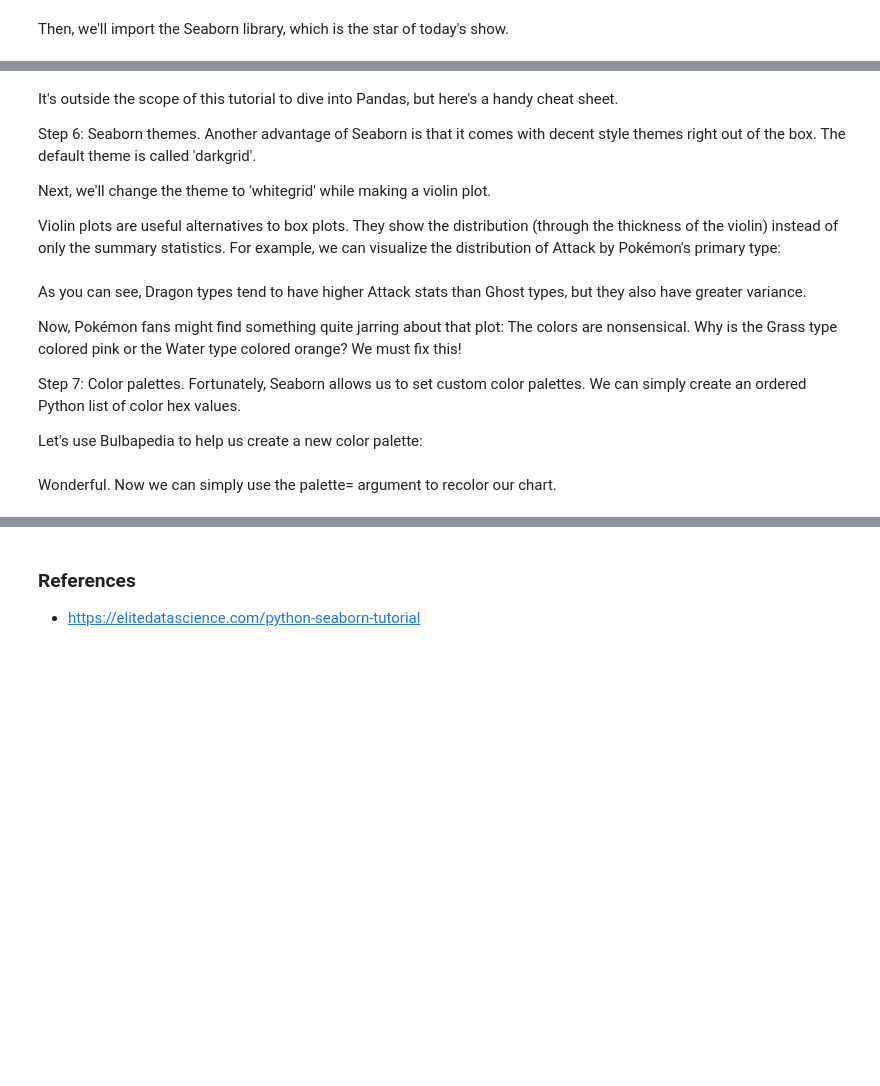
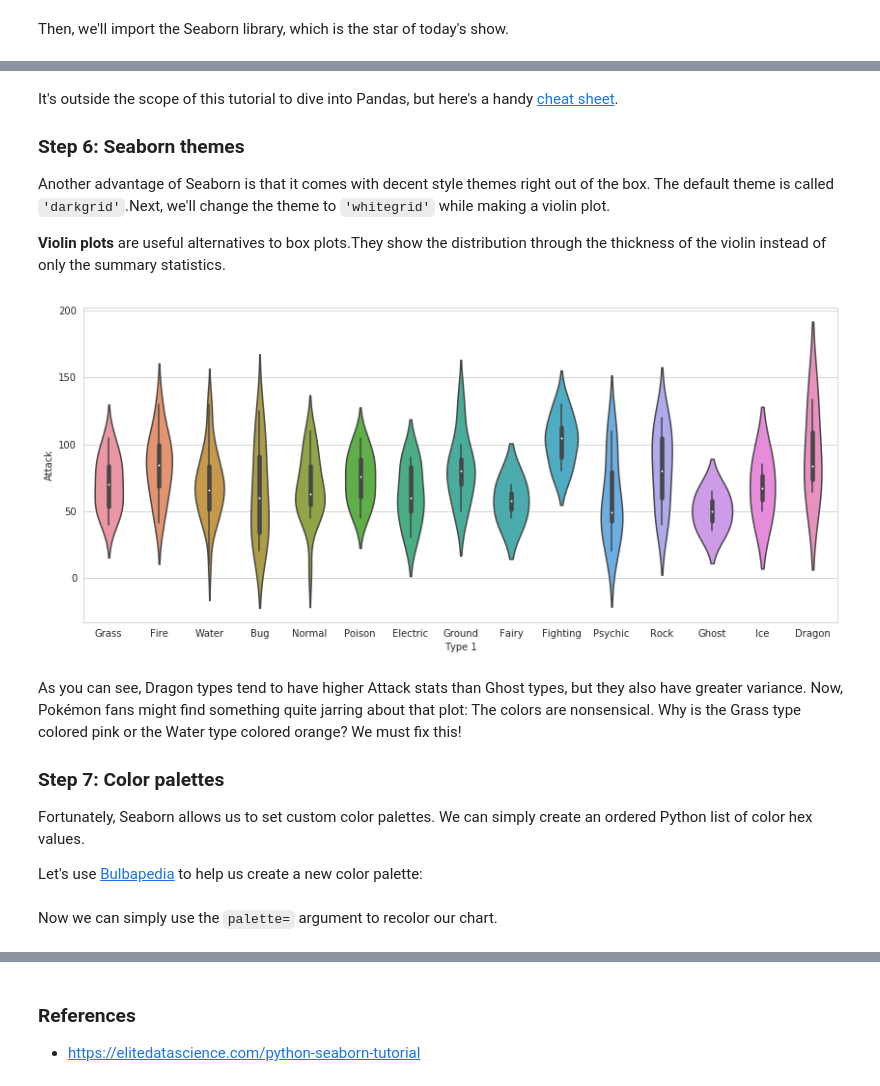
Before and after one commit to idsc-frazzoli/Control-Systems-I-2018, a Jupyter notebook: notebooks/Tutorial4_Seaborn.ipynb, the cells around one changed output, grey strips where cells are left out. Cells and saved outputs as stored; diff of their text form; code cells hidden in the pictures; blank space fills up the shorter version.

Commit message:
reviewed seaborn tutorial, separate folder for I/O

```diff
--- a/notebooks/Tutorial4_Seaborn.ipynb
+++ b/notebooks/Tutorial4_Seaborn.ipynb
@@ -89,3 +49,6 @@ Tip: The argument  index_col=0 simply means we'll treat the first column of the
 # %%
 # Read dataset
-df = pd.read_csv('Pokemon.csv', index_col=0)
+
+# The argument  index_col=0 simply means we'll treat the first column
+# of the dataset as the ID column.
+df = pd.read_csv('data/Pokemon.csv', index_col=0, encoding="latin1")
@@ -170,29 +145,31 @@ sns.boxplot(data=stats_df)
 # %% [markdown]
-It's outside the scope of this tutorial to dive into Pandas, but here's a handy cheat sheet.
+It's outside the scope of this tutorial to dive into Pandas, but here's a handy [cheat sheet](http://pandas.pydata.org/pandas-docs/stable/10min.html).
 
-Step 6: Seaborn themes.
-Another advantage of Seaborn is that it comes with decent style themes right out of the box. The default theme is called 'darkgrid'.
+### Step 6: Seaborn themes
 
-Next, we'll change the theme to 'whitegrid' while making a violin plot.
+Another advantage of Seaborn is that it comes with decent style themes right out of the box. The default theme is called `'darkgrid'`.Next, we'll change the theme to `'whitegrid'` while making a violin plot.
 
-Violin plots are useful alternatives to box plots.
-They show the distribution (through the thickness of the violin) instead of only the summary statistics.
-For example, we can visualize the distribution of Attack by Pokémon's primary type:
+**Violin plots** are useful alternatives to box plots.They show the distribution through the thickness of the violin instead of only the summary statistics.
 # %%
 # Set theme
 sns.set_style('whitegrid')
 
 # Violin plot
-sns.violinplot(x='Type 1', y='Attack', data=df)
+sns.violinplot(x='Type 1', y='Attack', data=df);
+
+# Change figure size using matplotlib
+# get current figure first
+fig = plt.gcf()
+fig.set_size_inches(14, 6)
+# %% [output]
+[figure, added]
 # %% [markdown]
-As you can see, Dragon types tend to have higher Attack stats than Ghost types, but they also have greater variance.
+As you can see, Dragon types tend to have higher Attack stats than Ghost types, but they also have greater variance. Now, Pokémon fans might find something quite jarring about that plot: The colors are nonsensical. Why is the Grass type colored pink or the Water type colored orange? We must fix this!
 
-Now, Pokémon fans might find something quite jarring about that plot: The colors are nonsensical. Why is the Grass type colored pink or the Water type colored orange? We must fix this!
-
-Step 7: Color palettes.
+### Step 7: Color palettes
 Fortunately, Seaborn allows us to set custom color palettes. We can simply create an ordered Python list of color hex values.
 
-Let's use Bulbapedia to help us create a new color palette:
+Let's use [Bulbapedia](https://bulbapedia.bulbagarden.net/wiki/Category:Type_color_templates) to help us create a new color palette:
 # %%
 pkmn_type_colors = ['#78C850',  # Grass
                     '#F08030',  # Fire
@@ -211,5 +188,5 @@ pkmn_type_colors = ['#78C850',  # Grass
                     '#7038F8',  # Dragon
                    ]
 # %% [markdown]
-Wonderful. Now we can simply use the palette= argument to recolor our chart.
+Now we can simply use the `palette=` argument to recolor our chart.
 # %%
```
Also changed, not shown: parts of 46 cells of this notebook, 10 other files.
